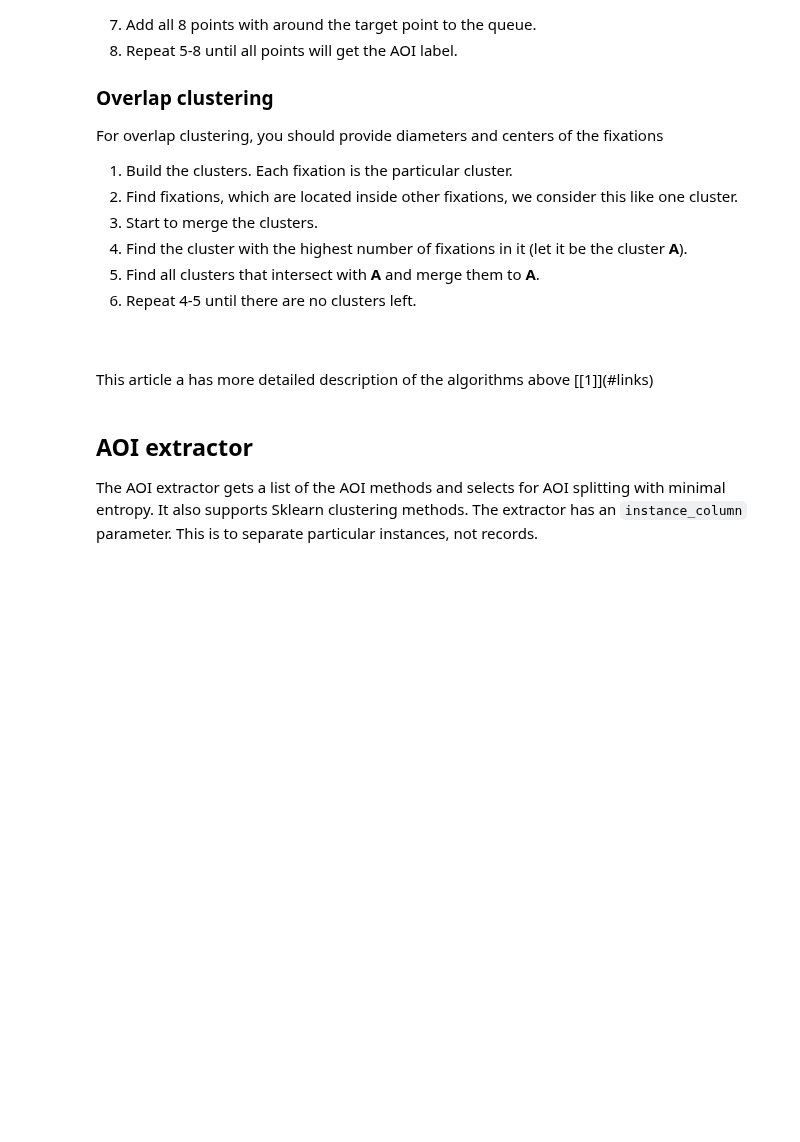
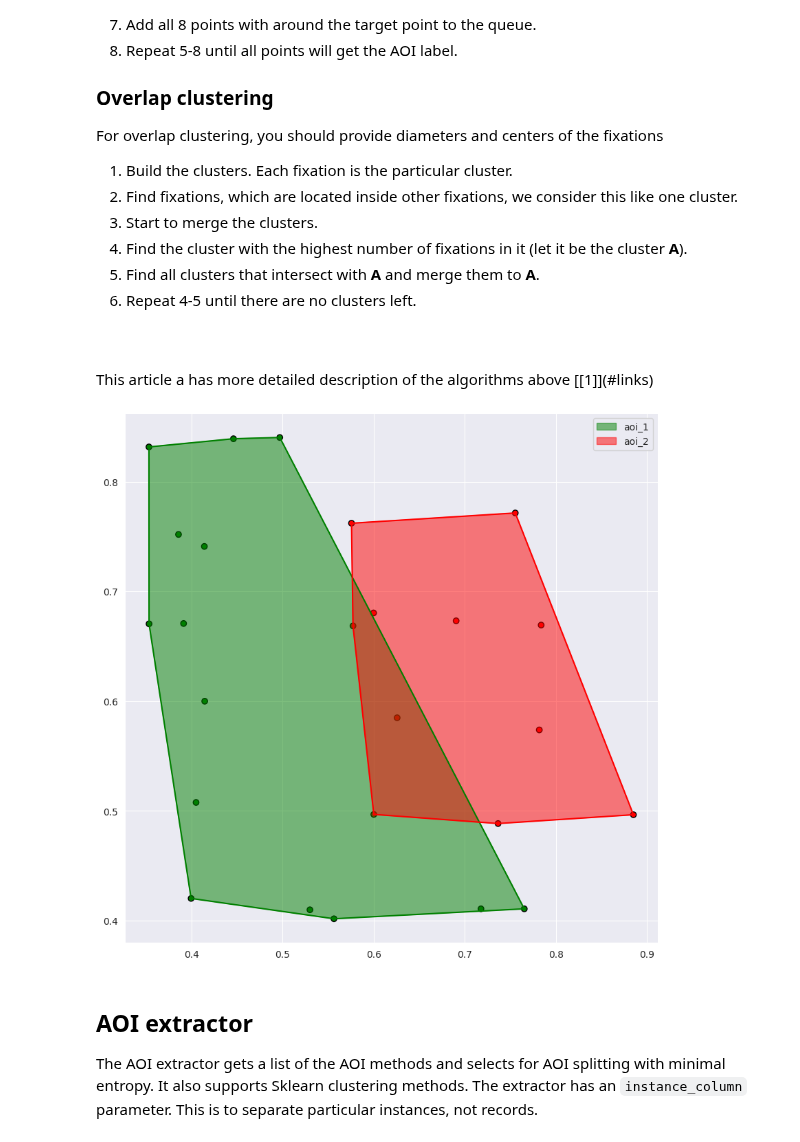
Before and after one commit to hse-scila/EyeFeatures, a Jupyter notebook: tutorials/AOI_definition_tutorial.ipynb, the cells around one changed output. Drawn from its saved outputs; the diff is of its cells as text; code cells hidden in the pictures; blank space fills up the shorter version.

````diff
--- a/tutorials/AOI_definition_tutorial.ipynb
+++ b/tutorials/AOI_definition_tutorial.ipynb
@@ -125,6 +125,14 @@ For overlap clustering, you should provide diameters and centers of the fixation
 <br>
 <br>
 This article a has more detailed description of the algorithms above [[1]](#links)
+# %%
+gradient_based = GradientBased(x=x, y=y, threshold=0.1, pk=pk, window_size=5, aoi_name=aoi)
+result_gb = gradient_based.transform(data)
+# %%
+record = result_gb[(result_gb['SUBJ_NAME'] == "s04") & (result_gb['TEXT'] == "chasse_oiseaux-a1")]
+scanpath_visualization(record, x=x, y=y, aoi=aoi, show_hull=True, with_axes=True, only_points=True, show_legend=True, aoi_c=aoi_color)
+# %% [output]
+[figure, added]
 # %% [markdown]
 ## AOI extractor
 The AOI extractor gets a list of the AOI methods and selects for AOI splitting with minimal entropy. It also supports Sklearn clustering methods. The extractor has an ```instance_column``` parameter. This is to separate particular instances, not records.
````
Also changed, not shown: parts of 6 cells of this notebook, 4 other files.
